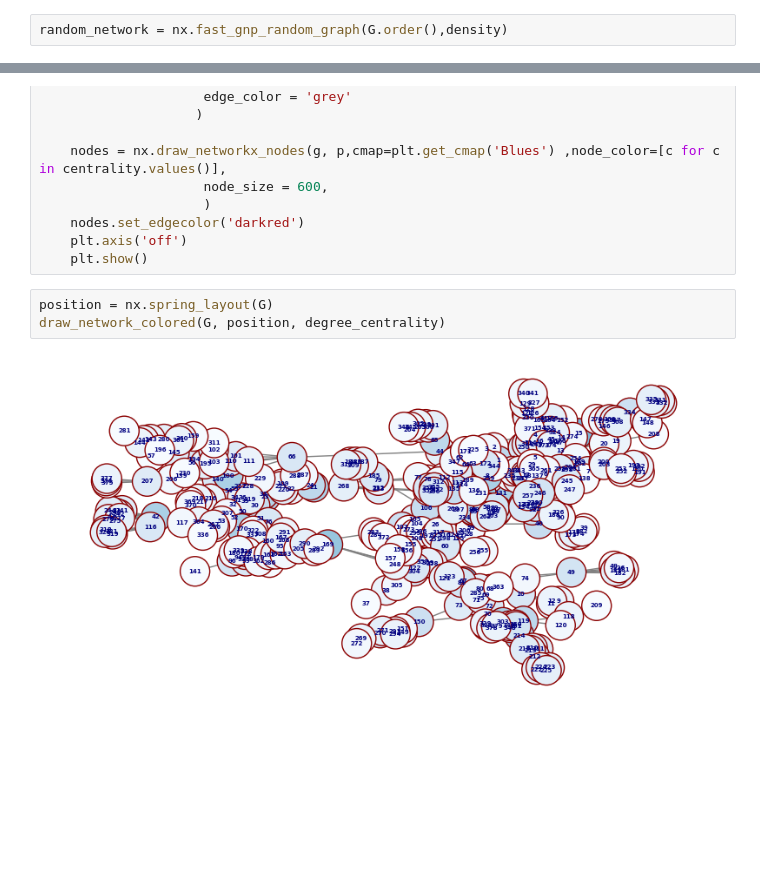
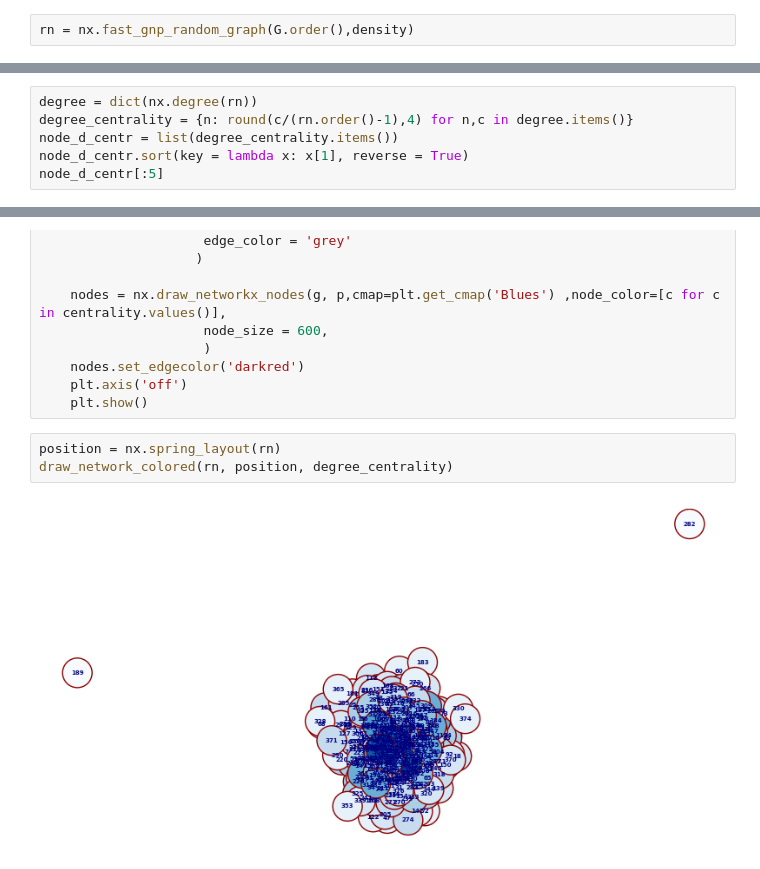
Before and after one commit to dariashcherbakovaaa/MA_DSE_Unimi, a Jupyter notebook: Network_science_project.ipynb, the cells around one changed output, grey strips where cells are left out. Drawn from its saved outputs; the diff is of its cells as text; blank space fills up the shorter version.

```diff
--- a/Network_science_project.ipynb
+++ b/Network_science_project.ipynb
@@ -64,5 +64,5 @@ Number of connetced components in the network: 1
 The density of the network: 0.0128
 The network diameter is: 17
 # %%
-random_network = nx.fast_gnp_random_graph(G.order(),density)
+rn = nx.fast_gnp_random_graph(G.order(),density)
 # %%
@@ -118,3 +98,9 @@ average_degree = degree_sum / num_nodes
 print("Average Degree:", average_degree)
 # %% [output]
 Average Degree: 4.823218997361478
+# %%
+degree = dict(nx.degree(rn))
+degree_centrality = {n: round(c/(rn.order()-1),4) for n,c in degree.items()}
+node_d_centr = list(degree_centrality.items())
+node_d_centr.sort(key = lambda x: x[1], reverse = True)
+node_d_centr[:5]
@@ -147,7 +152,7 @@ def draw_network_colored(g, p, centrality):
     plt.axis('off')
     plt.show()
 # %%
-position = nx.spring_layout(G)
-draw_network_colored(G, position, degree_centrality)
+position = nx.spring_layout(rn)
+draw_network_colored(rn, position, degree_centrality)
 # %% [output]
-[figure, old version]
+[figure, new version]
```
Also changed, not shown: parts of 9 cells of this notebook.
